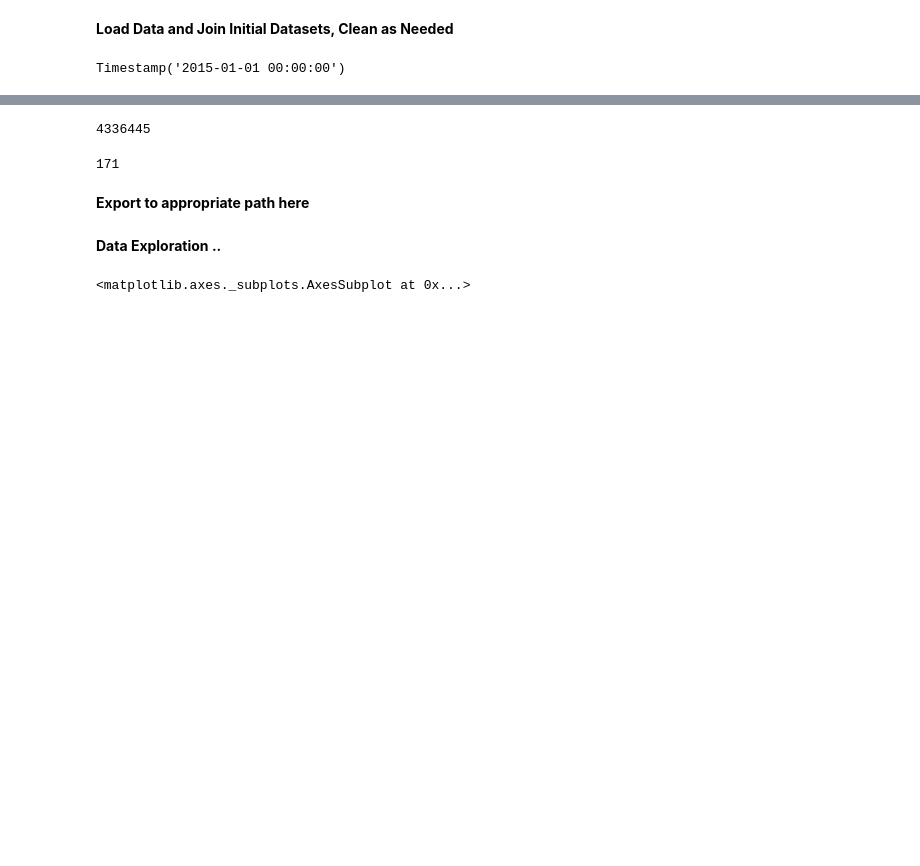
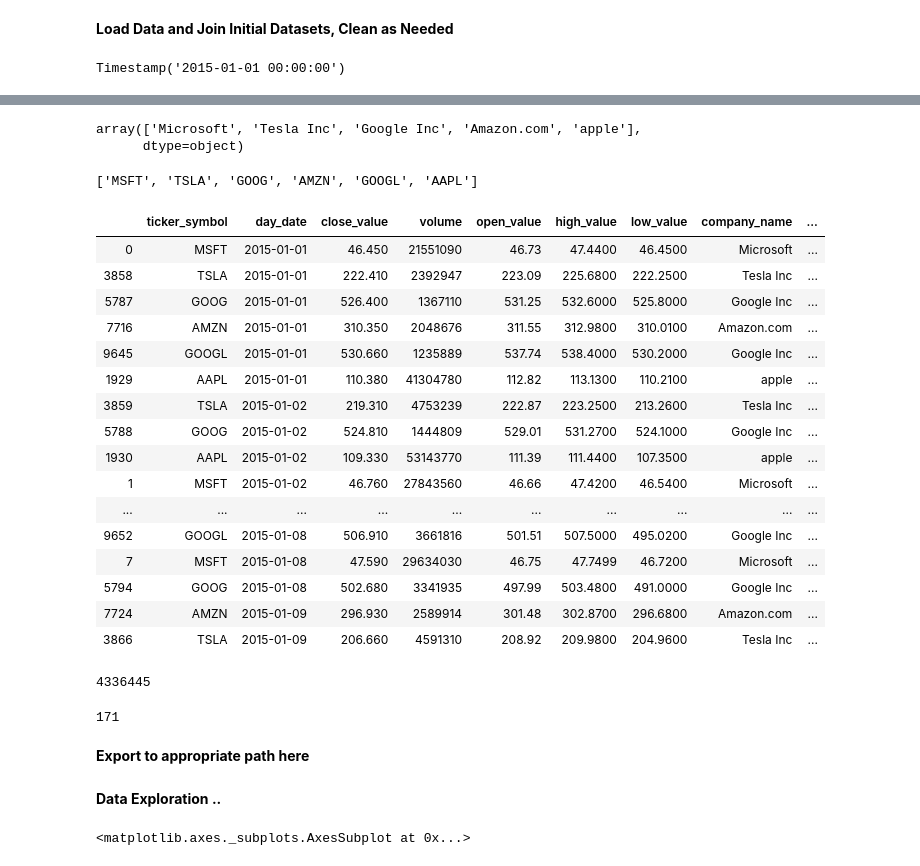
Before and after one commit to heatherpieszala/w207_final_project, a Jupyter notebook: w207_final_project/notebooks/heather_joining_data_cleaning_exploration.ipynb, the cells around one changed output, grey strips where cells are left out. Drawn from its saved outputs; the diff is of its cells as text; code cells hidden in the pictures; blank space fills up the shorter version.

```diff
--- a/w207_final_project/notebooks/heather_joining_data_cleaning_exploration.ipynb
+++ b/w207_final_project/notebooks/heather_joining_data_cleaning_exploration.ipynb
@@ -27,2 +33,7 @@ company_val.day_date = pd.to_datetime(company_val.day_date,format='%Y-%m-%d')
+# %%
+#we want to drop the duplicates and keep the max per day with hour min sec, and then convert back to just looking at the day.
+#keeping the day makes it easier to join the datasets on tweets that day compared to market close and adjustment per day
+company_val .sort_values(['day_date'], ascending=True, inplace=True)
+company_val = company_val.drop_duplicates(subset = ['day_date', 'ticker_symbol'], keep = 'last')
 # %%
 #get stock data 2015 plus to match our tweet data dates
@@ -36,0 +56,5 @@ stock_prices = pd.merge(company_val, companynasdaq)
+# %%
+stock_prices.company_name.unique()
+# %% [output]
+array(['Microsoft', 'Tesla Inc', 'Google Inc', 'Amazon.com', 'apple'],
+      dtype=object)
@@ -36,0 +67,5 @@ stock_prices = pd.merge(company_val, companynasdaq)
+# %%
+tickers = list(stock_prices.ticker_symbol.unique())
+tickers
+# %% [output]
+['MSFT', 'TSLA', 'GOOG', 'AMZN', 'GOOGL', 'AAPL']
@@ -37 +75,21 @@ stock_prices = pd.merge(company_val, companynasdaq)
+# %%
+stock_prices.head(50)
+# %% [output]
+|  | ticker_symbol | day_date | close_value | volume | open_value | high_value | low_value | company_name | ... |
+| 0 | MSFT | 2015-01-01 | 46.450 | 21551090 | 46.73 | 47.4400 | 46.4500 | Microsoft | ... |
+| 3858 | TSLA | 2015-01-01 | 222.410 | 2392947 | 223.09 | 225.6800 | 222.2500 | Tesla Inc | ... |
+| 5787 | GOOG | 2015-01-01 | 526.400 | 1367110 | 531.25 | 532.6000 | 525.8000 | Google Inc | ... |
+| 7716 | AMZN | 2015-01-01 | 310.350 | 2048676 | 311.55 | 312.9800 | 310.0100 | Amazon.com | ... |
+| 9645 | GOOGL | 2015-01-01 | 530.660 | 1235889 | 537.74 | 538.4000 | 530.2000 | Google Inc | ... |
+| 1929 | AAPL | 2015-01-01 | 110.380 | 41304780 | 112.82 | 113.1300 | 110.2100 | apple | ... |
+| 3859 | TSLA | 2015-01-02 | 219.310 | 4753239 | 222.87 | 223.2500 | 213.2600 | Tesla Inc | ... |
+| 5788 | GOOG | 2015-01-02 | 524.810 | 1444809 | 529.01 | 531.2700 | 524.1000 | Google Inc | ... |
+| 1930 | AAPL | 2015-01-02 | 109.330 | 53143770 | 111.39 | 111.4400 | 107.3500 | apple | ... |
+| 1 | MSFT | 2015-01-02 | 46.760 | 27843560 | 46.66 | 47.4200 | 46.5400 | Microsoft | ... |
+| ... | ... | ... | ... | ... | ... | ... | ... | ... | ... |
+| 9652 | GOOGL | 2015-01-08 | 506.910 | 3661816 | 501.51 | 507.5000 | 495.0200 | Google Inc | ... |
+| 7 | MSFT | 2015-01-08 | 47.590 | 29634030 | 46.75 | 47.7499 | 46.7200 | Microsoft | ... |
+| 5794 | GOOG | 2015-01-08 | 502.680 | 3341935 | 497.99 | 503.4800 | 491.0000 | Google Inc | ... |
+| 7724 | AMZN | 2015-01-09 | 296.930 | 2589914 | 301.48 | 302.8700 | 296.6800 | Amazon.com | ... |
+| 3866 | TSLA | 2015-01-09 | 206.660 | 4591310 | 208.92 | 209.9800 | 204.9600 | Tesla Inc | ... |
 # %%
```
Also changed, not shown: parts of 13 cells of this notebook.
